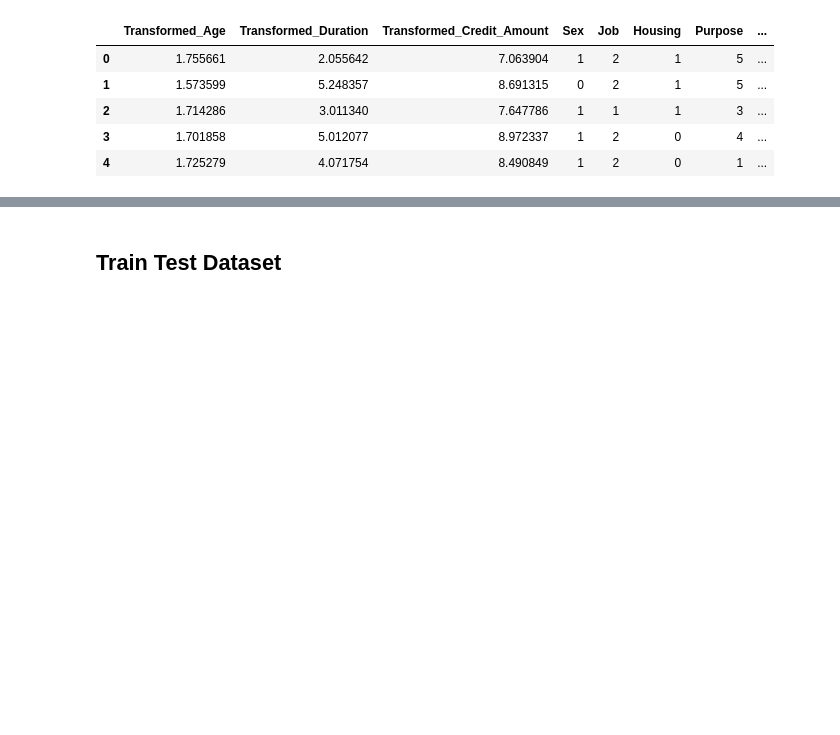
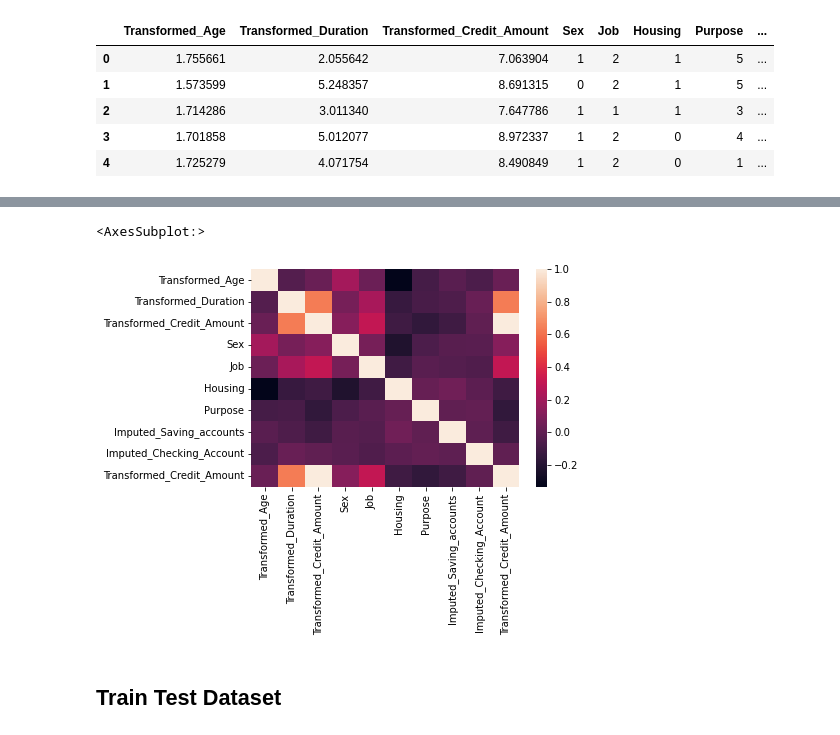
Before and after one commit to Jitensid/Data-Science-Lab-Submissions, a Jupyter notebook: Lab 1/Lab 1a.ipynb, the cells around one changed output, grey strips where cells are left out. Saved outputs shown, nothing was run; the diff lists cells and outputs as text; code cells hidden in the pictures; blank space fills up the shorter version.

```diff
--- a/Lab 1/Lab 1a.ipynb
+++ b/Lab 1/Lab 1a.ipynb
@@ -530,3 +546,8 @@ modelling_dataset.head()
+# %%
+sns.heatmap(modelling_dataset.corr())
+# %% [output]
+<AxesSubplot:>
+[figure, added]
 # %% [markdown]
 ## Train Test Dataset
 # %%
```
Also changed, not shown: parts of 5 cells of this notebook, 1 other file.
